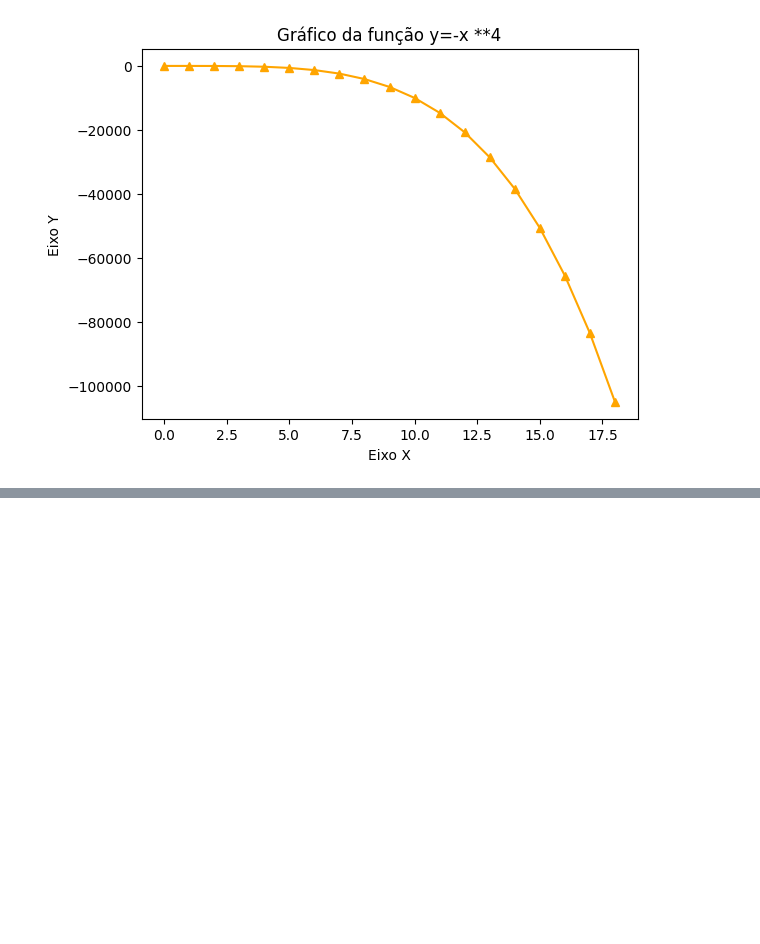
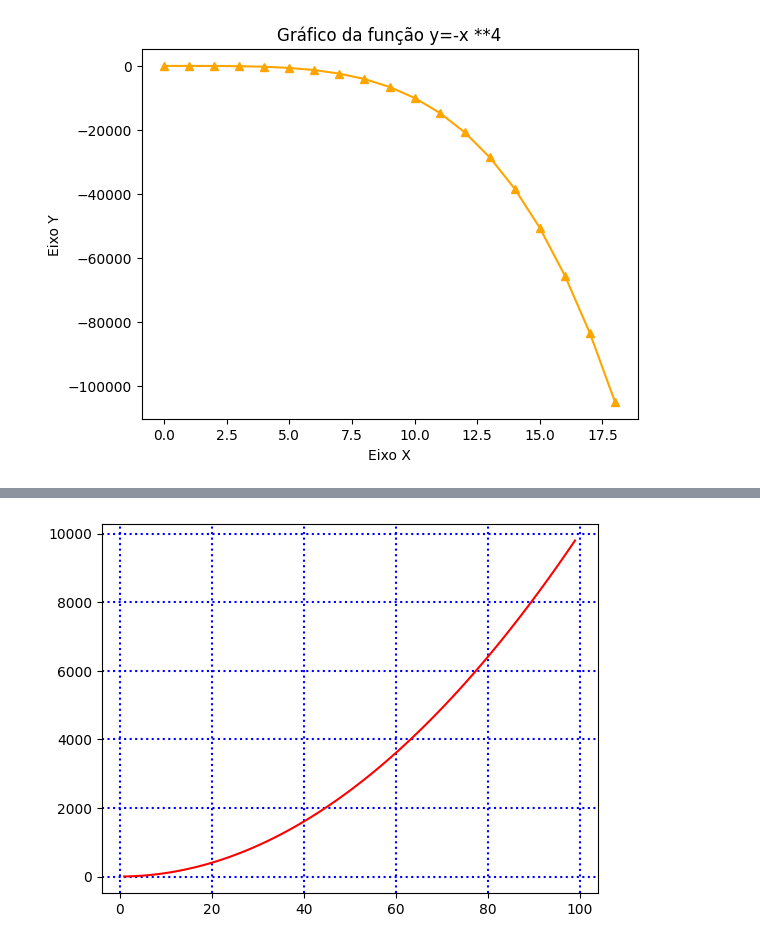
Before and after one commit to 21seya/Python_Engenharia_Dados, a Jupyter notebook: matplotlibexrcicios.ipynb, the cells around one changed output, grey strips where cells are left out. Saved outputs shown, nothing was run; the diff lists cells and outputs as text; code cells hidden in the pictures; blank space fills up the shorter version.

```diff
--- a/matplotlibexrcicios.ipynb
+++ b/matplotlibexrcicios.ipynb
@@ -225,0 +254,11 @@ plt.show()
+# %%
+import matplotlib.pyplot as plt
+import numpy as np
+
+x1 = np.arange(1,100)
+y1 = x1 ** 2
+plt.plot(x1,y1,color='r')
+plt.grid(c='b',ls='dotted',lw=1.5)
+plt.show()
+# %% [output]
+[figure, added]
```
Also changed, not shown: parts of 3 cells of this notebook.
